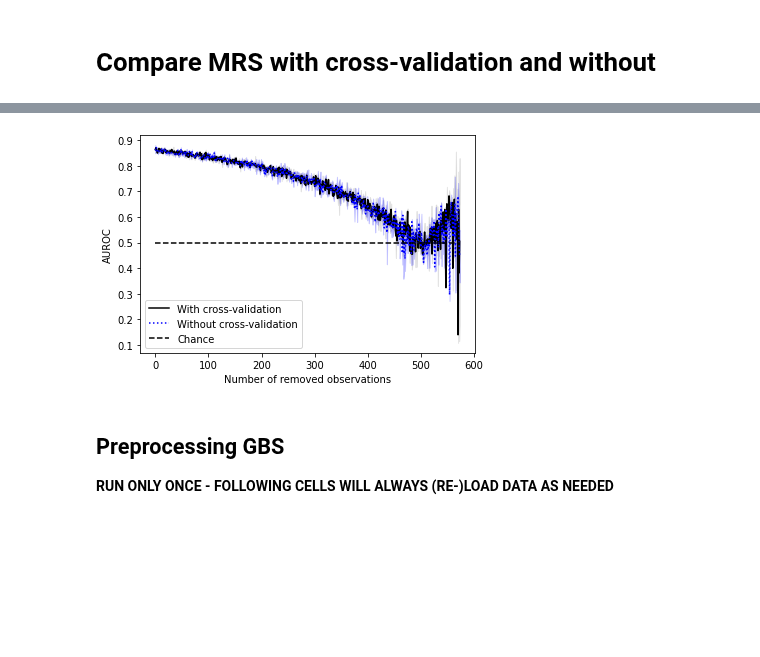
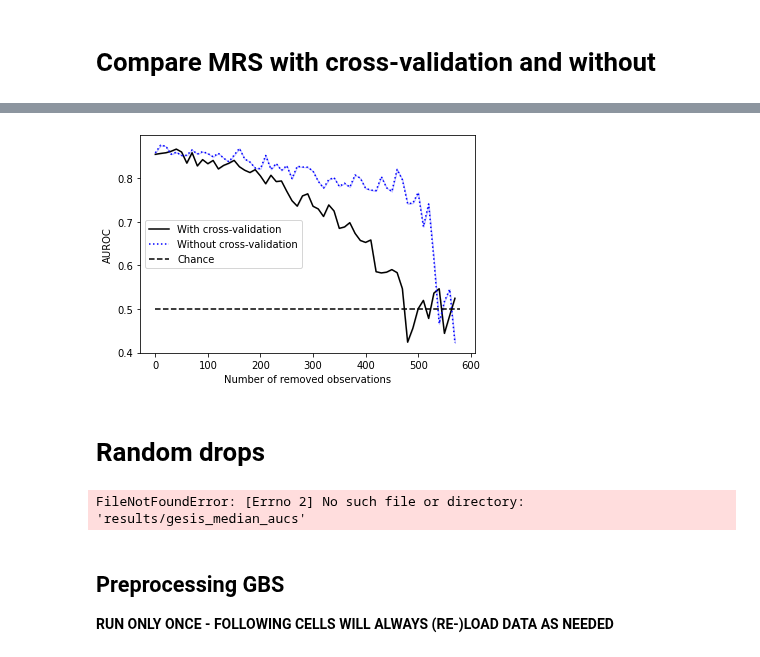
Before and after one commit to laksannathan/maximal-representative-sampling, a Jupyter notebook: src/Maximal Representative Sampling.ipynb, the cells around one changed output, grey strips where cells are left out. Cells and saved outputs as stored; diff of their text form; code cells hidden in the pictures; blank space fills up the shorter version.

Commit message:
Add random drop experiment and improve pickling

```diff
--- a/src/Maximal Representative Sampling.ipynb
+++ b/src/Maximal Representative Sampling.ipynb
@@ -965,7 +994,6 @@ number_of_iterations = int((len(scaled_gesis_gbs[scaled_gesis_gbs['label']  == 1
                            number_of_splits)/drop)
 #number_of_iterations = 50
 
-aucs_with_temperature = []
 aucs_without_temperature = []
 
 for _ in tqdm(range(10)):
@@ -977,24 +1005,17 @@ for _ in tqdm(range(10)):
     median_aucs_without_temperature = np.median(aucs_without_temperature, axis = 0)
     std_aucs_without_temperature = np.std(aucs_without_temperature, axis = 0)
     plot_auc_median(median_aucs_without_temperature, std_aucs_without_temperature, '', save=False)
-
-for temp in tqdm(temperatures):
-    _, auc_with_temperature, _ = repeated_MRS(scaled_gesis_gbs, gesis_columns, temp,
-                    number_of_iterations=number_of_iterations, number_of_splits=number_of_splits,
-                        n_drop=drop, test_size=test_size, cv=3, result_directory=result_dir)
-
-    aucs_with_temperature.append(auc_with_temperature)
-    median_aucs_temperature = np.median(aucs_with_temperature, axis = 0)
-    std_aucs_temperature = np.std(aucs_with_temperature, axis = 0)
-    plot_auc_median(median_aucs_temperature, std_aucs_temperature, '', save=False)
 # %%
-os.makedirs(result_dir)
+os.makedirs(result_dir, exist_ok=True)
 
-pickle.dump(median_aucs_temperature, open(result_dir + "/median_aucs_temperature", 'wb'))
-pickle.dump(std_aucs_temperature, open(result_dir + "/std_aucs_temperature", 'wb'))
 pickle.dump(median_aucs_without_temperature, open(result_dir + "/median_aucs_without_temperature", 'wb'))
 pickle.dump(std_aucs_without_temperature, open(result_dir + "/std_aucs_without_temperature", 'wb'))
 
+pickle.dump(median_aucs_without_temperature, open("results/median_aucs_without_temperature", 'wb'))
+pickle.dump(std_aucs_without_temperature, open("results/std_aucs_without_temperature", 'wb'))
+
+median_aucs_temperature = pickle.load(median_aucs, open("results/gesis_median_aucs", 'rb'))
+std_aucs_temperature = pickle.load(std_aucs, open("results/gesis_std_aucs", 'rb'))
 
 plot_auc_temperature_comparison(median_aucs_temperature, std_aucs_temperature, median_aucs_without_temperature,
                                 std_aucs_without_temperature, result_dir, save=True)
@@ -1006,6 +1026,6 @@ plot_auc_temperature_comparison(median_aucs_temperature, std_aucs_temperature, m
 # %%
 mu, sigma = 0.1, 0.06
-temperatures = np.random.normal(mu, sigma, 1)
+temperatures = np.random.normal(mu, sigma, 10)
 scaler = StandardScaler()
 scaled_gesis_gbs = gesis_gbs.copy(deep=True)
 scaled_gesis_gbs[gesis_scaling_columns] = scaler.fit_transform(scaled_gesis_gbs[gesis_scaling_columns])
@@ -1028,15 +1048,6 @@ for temp in tqdm(temperatures):
                     number_of_iterations=number_of_iterations, number_of_splits=number_of_splits,
                     n_drop=drop, test_size=test_size, cv=3)
 
-    _, auc_with_cv, _ = repeated_MRS(scaled_gesis_gbs, gesis_columns, temp,
-                    number_of_iterations=number_of_iterations, number_of_splits=number_of_splits,
-                        n_drop=drop, test_size=test_size, result_directory='', cv=3)
-
-    aucs_with_cv.append(auc_with_cv)
-    median_aucs_cv = np.median(aucs_with_cv, axis = 0)
-    std_aucs_cv = np.std(aucs_with_cv, axis = 0)
-    plot_auc_median(median_aucs_cv, std_aucs_cv, '', save=False)
-
     aucs_without_cv.append(auc_without_cv)
     median_aucs_without_cv = np.median(aucs_without_cv, axis = 0)
     std_aucs_without_cv = np.std(aucs_without_cv, axis = 0)
@@ -1044,4 +1055,7 @@ for temp in tqdm(temperatures):
 
 plot_auc_cv_comparison(median_aucs_cv, std_aucs_cv, median_aucs_without_cv,
                                 std_aucs_without_cv, '', save=False)
+os.makedirs(result_dir, exist_ok=True)
+pickle.dump(median_aucs_without_cv, open(result_dir + "/median_aucs_without_cv", 'wb'))
+pickle.dump(std_aucs_without_cv, open(result_dir + "/std_aucs_without_cv", 'wb'))
 # %% [output]
@@ -1049,15 +1065,14 @@ ValueError: Cannot take a larger sample than population when 'replace=False'
 # %%
-os.makedirs(result_dir)
+pickle.dump(median_aucs_without_cv, open("results/median_aucs_without_cv", 'wb'))
+pickle.dump(std_aucs_without_cv, open("results/std_aucs_without_cv", 'wb'))
 
-pickle.dump(median_aucs_cv, open(result_dir + "/median_aucs_cv", 'wb'))
-pickle.dump(std_aucs_cv, open(result_dir + "/std_aucs_cv", 'wb'))
-pickle.dump(median_aucs_without_cv, open(result_dir + "/median_aucs_without_cv", 'wb'))
-pickle.dump(std_aucs_without_cv, open(result_dir + "/std_aucs_without_cv", 'wb'))
+median_aucs_cv = pickle.load(median_aucs, open("results/gesis_median_aucs", 'rb'))
+std_aucs_cv = pickle.load(std_aucs, open("results/gesis_std_aucs", 'rb'))
 
 plot_auc_cv_comparison(median_aucs_cv, std_aucs_cv, median_aucs_without_cv,
                                 std_aucs_without_cv, result_dir, save=True)
 # %% [output]
-[figure, old version]
+[figure, new version]
 # %%
 def MRS_without_cv(N: pd.DataFrame, R: pd.DataFrame, columns: list, number_of_splits = 5, temperature: float=0.5,
         n_drop: int=1, cv=5):
@@ -1117,3 +1133,5 @@ def repeated_MRS_without_cv(df, columns, temperature, number_of_splits, number_o
             break
 
     return auc
+# %% [markdown]
+# Random drops
@@ -1120,3 +1188,14 @@ def repeated_MRS_without_cv(df, columns, temperature, number_of_splits, number_o
+# %%
+pickle.dump(median_aucs_random_drop, open("results/median_aucs_random_drop", 'wb'))
+pickle.dump(std_aucs_random_drop, open("results/std_aucs_random_drop", 'wb'))
+
+median_aucs_cv = pickle.load(median_aucs, open("results/gesis_median_aucs", 'rb'))
+std_aucs_cv = pickle.load(std_aucs, open("results/gesis_std_aucs", 'rb'))
+
+plot_auc_random_drop(median_aucs_cv, std_aucs_cv, median_aucs_without_cv,
+                                std_aucs_without_cv, result_dir, save=True)
+# %% [output]
+FileNotFoundError: [Errno 2] No such file or directory: 'results/gesis_median_aucs'
 # %% [markdown]
 ## Preprocessing GBS
 
```
Also changed, not shown: parts of 17 cells of this notebook.
